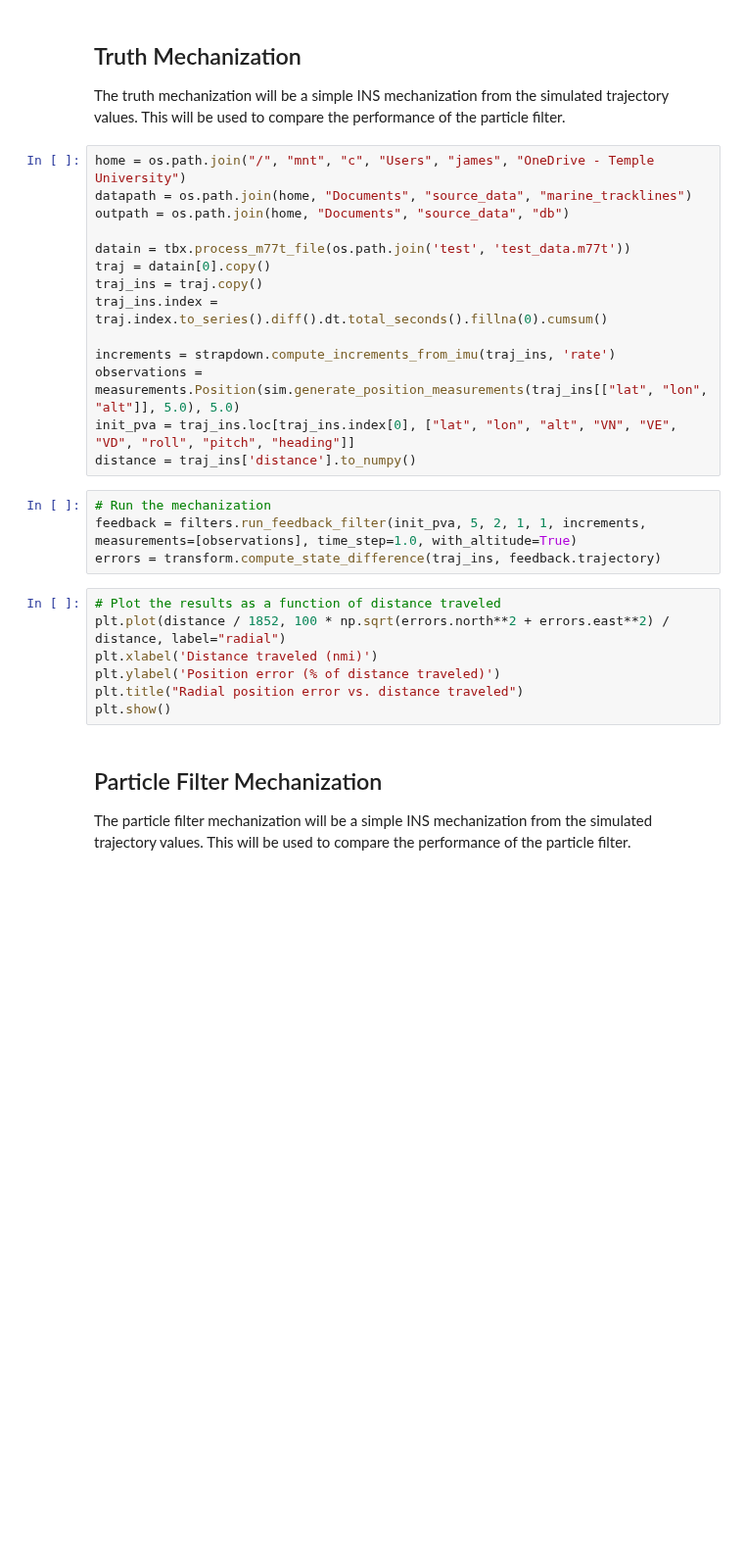
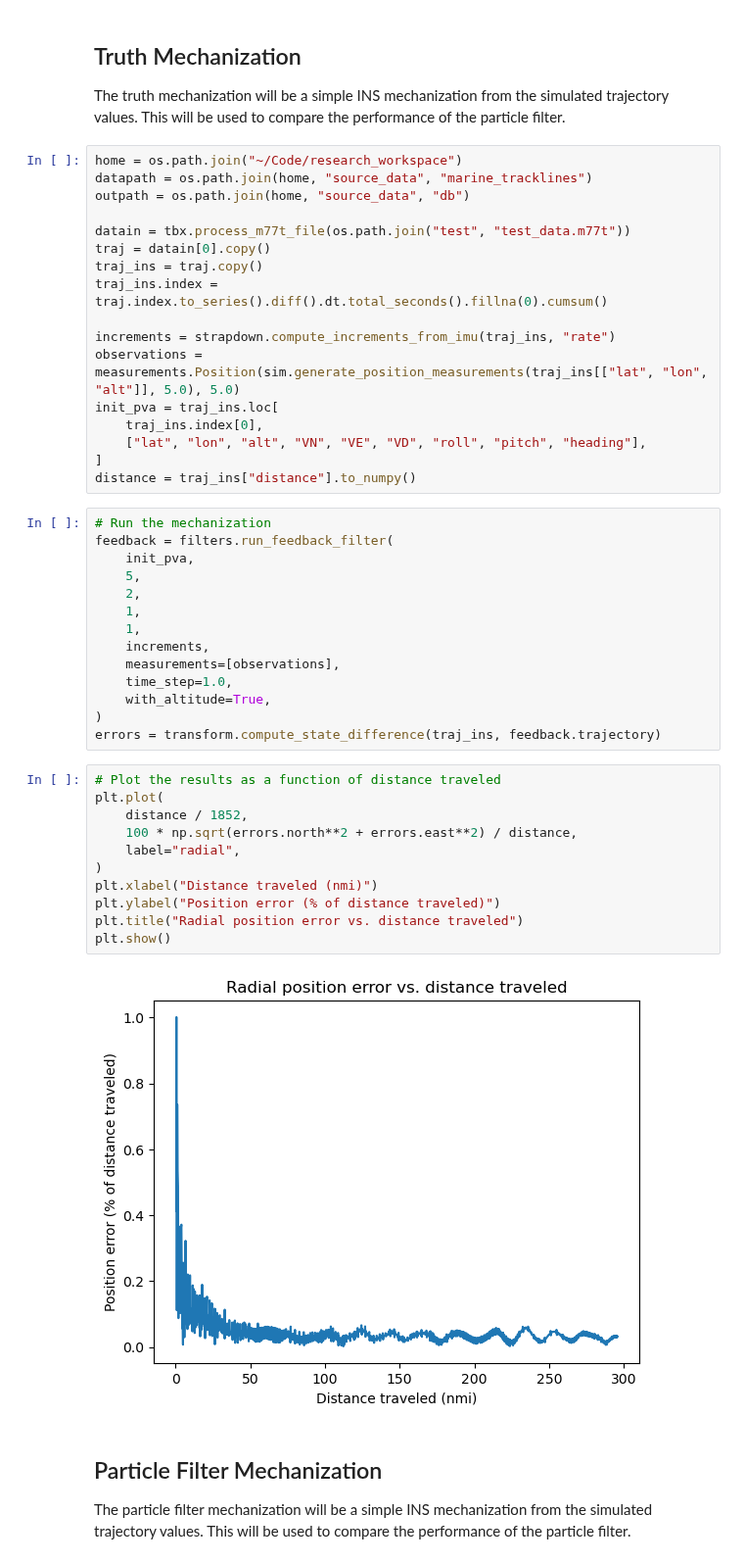
Before and after one commit to jbrodovsky/geophysical_nav, a Jupyter notebook: bathy_pf.ipynb, the cells around one changed output. Shown at 98% size. Cells and saved outputs as stored; diff of their text form; blank space fills up the shorter version.

```diff
--- a/bathy_pf.ipynb
+++ b/bathy_pf.ipynb
@@ -28,30 +34,49 @@ relief.get_map_point(0, 0)
 
 The truth mechanization will be a simple INS mechanization from the simulated trajectory values. This will be used to compare the performance of the particle filter.
 # %%
-home = os.path.join("/", "mnt", "c", "Users", "james", "OneDrive - Temple University")
-datapath = os.path.join(home, "Documents", "source_data", "marine_tracklines")
-outpath = os.path.join(home, "Documents", "source_data", "db")
+home = os.path.join("~/Code/research_workspace")
+datapath = os.path.join(home, "source_data", "marine_tracklines")
+outpath = os.path.join(home, "source_data", "db")
 
-datain = tbx.process_m77t_file(os.path.join('test', 'test_data.m77t'))
+datain = tbx.process_m77t_file(os.path.join("test", "test_data.m77t"))
 traj = datain[0].copy()
 traj_ins = traj.copy()
 traj_ins.index = traj.index.to_series().diff().dt.total_seconds().fillna(0).cumsum()
 
-increments = strapdown.compute_increments_from_imu(traj_ins, 'rate')
+increments = strapdown.compute_increments_from_imu(traj_ins, "rate")
 observations = measurements.Position(sim.generate_position_measurements(traj_ins[["lat", "lon", "alt"]], 5.0), 5.0)
-init_pva = traj_ins.loc[traj_ins.index[0], ["lat", "lon", "alt", "VN", "VE", "VD", "roll", "pitch", "heading"]]
-distance = traj_ins['distance'].to_numpy()
+init_pva = traj_ins.loc[
+    traj_ins.index[0],
+    ["lat", "lon", "alt", "VN", "VE", "VD", "roll", "pitch", "heading"],
+]
+distance = traj_ins["distance"].to_numpy()
 # %%
 # Run the mechanization
-feedback = filters.run_feedback_filter(init_pva, 5, 2, 1, 1, increments, measurements=[observations], time_step=1.0, with_altitude=True)
+feedback = filters.run_feedback_filter(
+    init_pva,
+    5,
+    2,
+    1,
+    1,
+    increments,
+    measurements=[observations],
+    time_step=1.0,
+    with_altitude=True,
+)
 errors = transform.compute_state_difference(traj_ins, feedback.trajectory)
 # %%
 # Plot the results as a function of distance traveled
-plt.plot(distance / 1852, 100 * np.sqrt(errors.north**2 + errors.east**2) / distance, label="radial")
-plt.xlabel('Distance traveled (nmi)')
-plt.ylabel('Position error (% of distance traveled)')
+plt.plot(
+    distance / 1852,
+    100 * np.sqrt(errors.north**2 + errors.east**2) / distance,
+    label="radial",
+)
+plt.xlabel("Distance traveled (nmi)")
+plt.ylabel("Position error (% of distance traveled)")
 plt.title("Radial position error vs. distance traveled")
 plt.show()
+# %% [output]
+[figure, added]
 # %% [markdown]
 ## Particle Filter Mechanization
 
```
Also changed, not shown: parts of 30 cells of this notebook, 14 other files.
